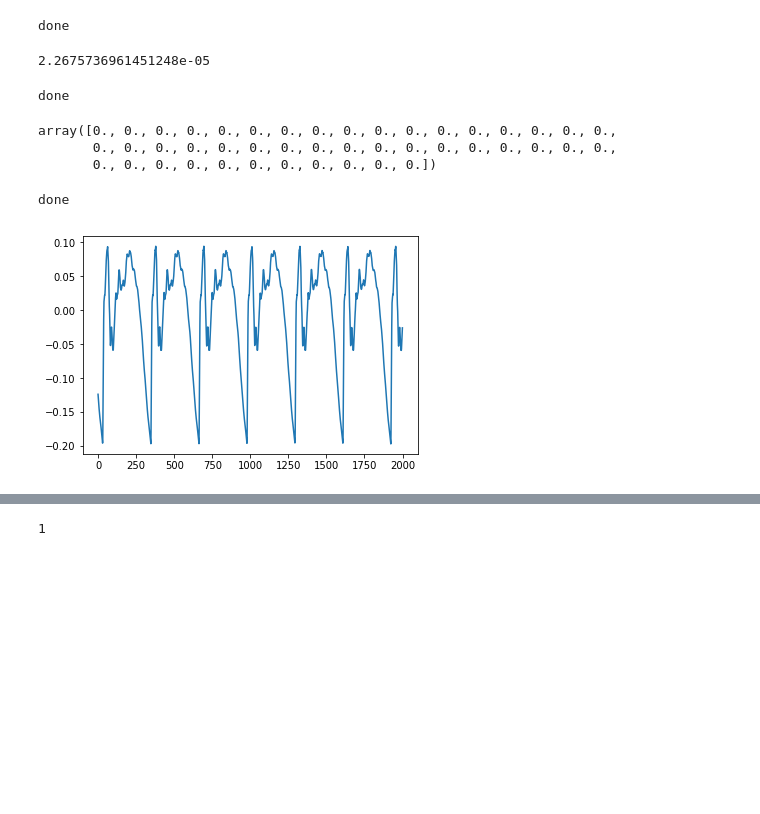
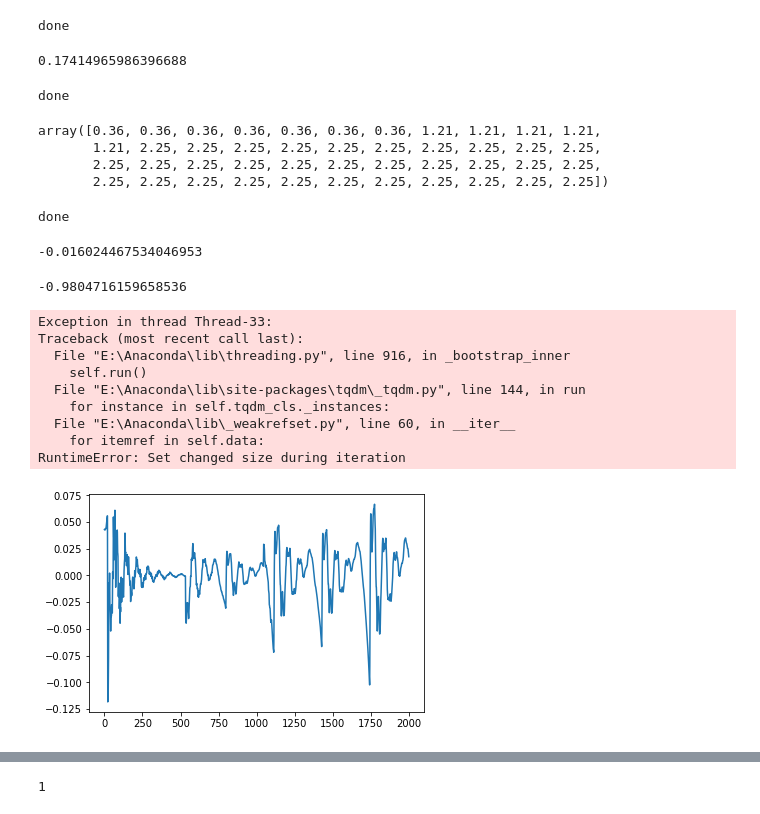
Before and after one commit to BeyondCloud/Pink_trombone_py, a Jupyter notebook: Glottal_pulse.ipynb, the cells around one changed output, grey strips where cells are left out. Drawn from its saved outputs; the diff is of its cells as text; code cells hidden in the pictures; blank space fills up the shorter version.

```diff
--- a/Glottal_pulse.ipynb
+++ b/Glottal_pulse.ipynb
@@ -61,0 +1,10 @@ def simplex1(x):
+# %%
+from opensimplex import OpenSimplex
+simplex2 = OpenSimplex(seed=2)
+out = np.zeros((44100,))
+for i in range(len(out)):
+    out[i] = simplex2.noise2d(x=i*10/44100, y=i*10/44100)
+plt.plot(out)
+plt.show()
+def simplex1(t):
+    return simplex2.noise2d(x=t, y=t)
@@ -62,8 +17,5 @@ def simplex1(x):
 # %%
 
-import numpy as np
-import matplotlib.pyplot as plt
-import math
 sampleRate = 44100
 time = 0;
 timeStep = 1.0 / sampleRate;
@@ -82,8 +34,8 @@ class Glottis():
         self.newTenseness = 0.6
         self.UITenseness = 0.6
         self.totalTime = 0
-        self.vibratoAmount = 0.005
-        self.vibratoFrequency = 6
+        self.vibratoAmount = 0.0
+        self.vibratoFrequency = 0
         self.intensity = 0
         self.loudness = 1
         self.isTouched = False
@@ -153,10 +105,12 @@ class Glottis():
             self.setupWaveform(Lambda);
 
         out = self.normalizedLFWaveform(self.timeInWaveform/self.waveformLength);
-#         aspiration = self.intensity*(1-math.sqrt(self.UITenseness))*\
-#                     self.getNoiseModulator()*noiseSource;
-#         aspiration *= 0.2 + 0.02*noise.simplex1(self.totalTime * 1.99);
-#         out += aspiration;
+
+        aspiration = self.intensity*(1-math.sqrt(self.UITenseness))*\
+                    self.getNoiseModulator()*noiseSource;
+        aspiration *= 0.2 + 0.02*random();
+        out += aspiration;
+
         return out
     def finishBlock(self):
         vibrato = 0;
@@ -173,9 +127,11 @@ class Glottis():
         self.oldFrequency = self.newFrequency;
         self.newFrequency = self.smoothFrequency * (1+vibrato);
         self.oldTenseness = self.newTenseness;
-#         self.newTenseness = self.UITenseness+ 0.1*noise.simplex1(self.totalTime*0.46)+\
-#                         0.05*noise.simplex1(self.totalTime*0.36);
-        self.newTenseness = self.UITenseness
+
+#         this will add fluctuation to voice , which is more natural
+        self.newTenseness = self.UITenseness+ 0.1*simplex1( self.totalTime )+\
+                                                0.05*simplex1( self.totalTime );
+
         if ((not self.isTouched) and alwaysVoice):
             self.newTenseness += (3-self.UITenseness)*(1-self.intensity);
         if (self.isTouched or alwaysVoice):
@@ -184,16 +140,16 @@ class Glottis():
             self.intensity -= 0.05;
         self.intensity = np.clip(self.intensity, 0, 1);
     def getNoiseModulator(self):
-        voiced = 0.1+0.2*math.max(0,math.sin(math.pi*2*self.timeInWaveform/self.waveformLength));
+        voiced = 0.1+0.2*max(0,math.sin(math.pi*2*self.timeInWaveform/self.waveformLength));
         return self.UITenseness* self.intensity * voiced + (1-self.UITenseness* self.intensity ) * 0.3;
 gt = Glottis()
 print('done')
 # %% [output]
 done
-# %%
-timeStep
-# %% [output]
-2.2675736961451248e-05
+# %%
+gt.totalTime
+# %% [output]
+0.17414965986396688
 # %%
 from random import random
 
@@ -404,11 +297,12 @@ print('done')
 # %% [output]
 done
 # %%
-tr.junctionOutputR
+tr.A
 # %% [output]
-array([0., 0., 0., 0., 0., 0., 0., 0., 0., 0., 0., 0., 0., 0., 0., 0., 0.,
-       0., 0., 0., 0., 0., 0., 0., 0., 0., 0., 0., 0., 0., 0., 0., 0., 0.,
-       0., 0., 0., 0., 0., 0., 0., 0., 0., 0., 0.])
+array([0.36, 0.36, 0.36, 0.36, 0.36, 0.36, 0.36, 1.21, 1.21, 1.21, 1.21,
+       1.21, 2.25, 2.25, 2.25, 2.25, 2.25, 2.25, 2.25, 2.25, 2.25, 2.25,
+       2.25, 2.25, 2.25, 2.25, 2.25, 2.25, 2.25, 2.25, 2.25, 2.25, 2.25,
+       2.25, 2.25, 2.25, 2.25, 2.25, 2.25, 2.25, 2.25, 2.25, 2.25, 2.25])
 # %%
 
 class AudioSystem():
@@ -449,26 +343,44 @@ fuji = AudioSystem()
 print('done')
 # %% [output]
 done
+# %%
+ 0.01*np.random.normal( scale=1.0)+0.005*np.random.normal( scale=1.0)
+# %% [output]
+-0.016024467534046953
+# %%
+print(np.random.normal( scale=1.0))
+# %% [output]
+-0.9804716159658536
 # %%
 import time
-
-n_block = 100
+from tqdm import tqdm_notebook as tqdm
+n_block = 200
 all_w = np.zeros((n_block*512))
 
-for i in range(n_block):
+for i in tqdm(range(n_block)):
     fuji.doScriptProcessor()
     all_w[i*512:(i+1)*512] =fuji.outArray
+#     print(tr.newReflection)
 
 try:
     plt.plot(all_w[:2000])
 except:
     plt.plot(all_w)
 plt.show()
 
 
 # print( tr.lipOutput ,tr.noseOutput)plt.plot(all_w[:2000])
 # %% [output]
+Exception in thread Thread-33:
+Traceback (most recent call last):
+  File "E:\Anaconda\lib\threading.py", line 916, in _bootstrap_inner
+    self.run()
+  File "E:\Anaconda\lib\site-packages\tqdm\_tqdm.py", line 144, in run
+    for instance in self.tqdm_cls._instances:
+  File "E:\Anaconda\lib\_weakrefset.py", line 60, in __iter__
+    for itemref in self.data:
+RuntimeError: Set changed size during iteration
-[figure, old version]
+[figure, new version]
 # %%
 import soundfile as sf
 from util import my_util
```
Also changed, not shown: parts of 6 cells of this notebook.
